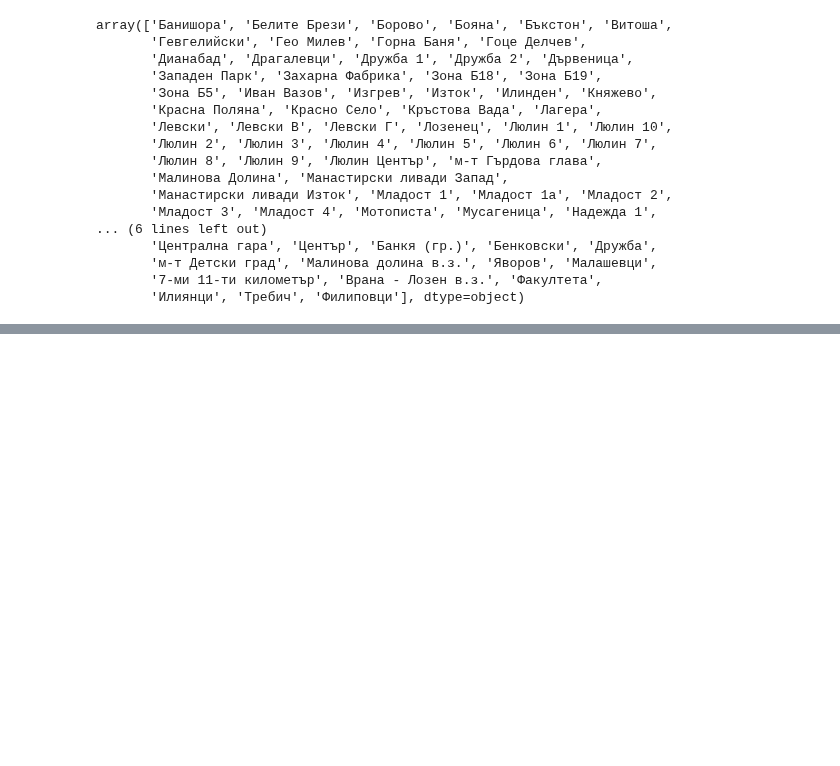
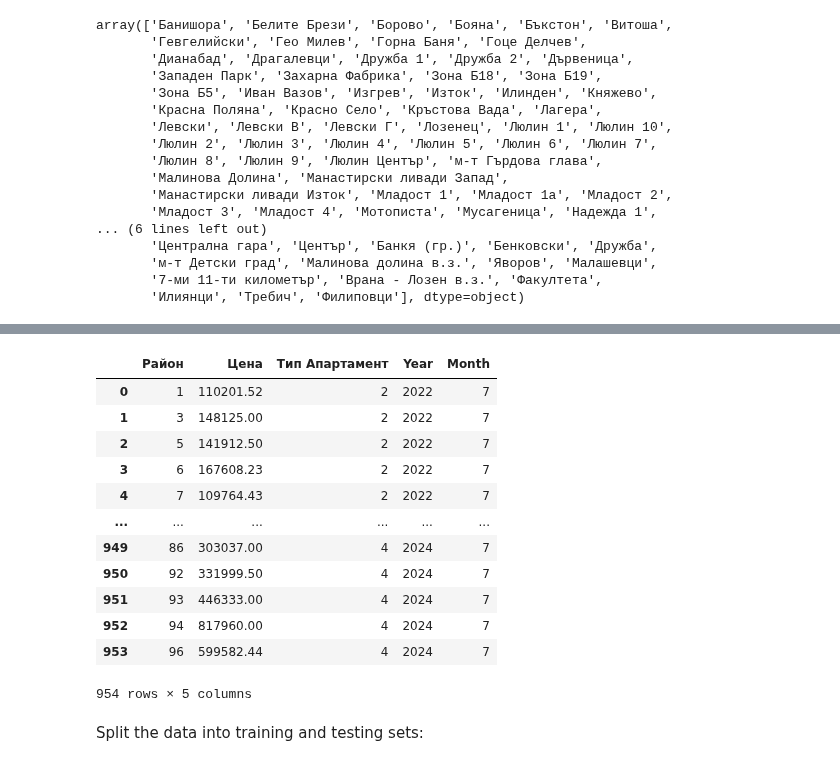
Before and after one commit to GalkaKG/Predicting-Sofia-Real-Estate-Prices, a Jupyter notebook: first_dataset_eda_and_modeling.ipynb, the cells around one changed output, grey strips where cells are left out. Cells and saved outputs as stored; diff of their text form; code cells hidden in the pictures; blank space fills up the shorter version.

```diff
--- a/first_df_eda_and_train.ipynb
+++ b/first_dataset_eda_and_modeling.ipynb
@@ -215,0 +265,4 @@ array(['Банишора', 'Белите Брези', 'Борово', 'Боян
+# %%
+# Define features and target
+X = combined_df.drop(columns=['Цена / кв.м.'], axis=1)
+y = combined_df['Цена / кв.м.']  # Target variable
@@ -215,0 +271,24 @@ array(['Банишора', 'Белите Брези', 'Борово', 'Боян
+# %%
+label_encoder_region = LabelEncoder()
+label_encoder_apartment_type = LabelEncoder()
+
+X['Район'] = label_encoder_region.fit_transform(X['Район'])
+X['Тип Апартамент'] = label_encoder_apartment_type.fit_transform(X['Тип Апартамент'])
+# %%
+X
+# %% [output]
+|  | Район | Цена | Тип Апартамент | Year | Month |
+| 0 | 1 | 110201.52 | 2 | 2022 | 7 |
+| 1 | 3 | 148125.00 | 2 | 2022 | 7 |
+| 2 | 5 | 141912.50 | 2 | 2022 | 7 |
+| 3 | 6 | 167608.23 | 2 | 2022 | 7 |
+| 4 | 7 | 109764.43 | 2 | 2022 | 7 |
+| ... | ... | ... | ... | ... | ... |
+| 949 | 86 | 303037.00 | 4 | 2024 | 7 |
+| 950 | 92 | 331999.50 | 4 | 2024 | 7 |
+| 951 | 93 | 446333.00 | 4 | 2024 | 7 |
+| 952 | 94 | 817960.00 | 4 | 2024 | 7 |
+| 953 | 96 | 599582.44 | 4 | 2024 | 7 |
+954 rows × 5 columns
+# %% [markdown]
+Split the data into training and testing sets:
```
Also changed, not shown: parts of 30 cells of this notebook, 2 other files.
